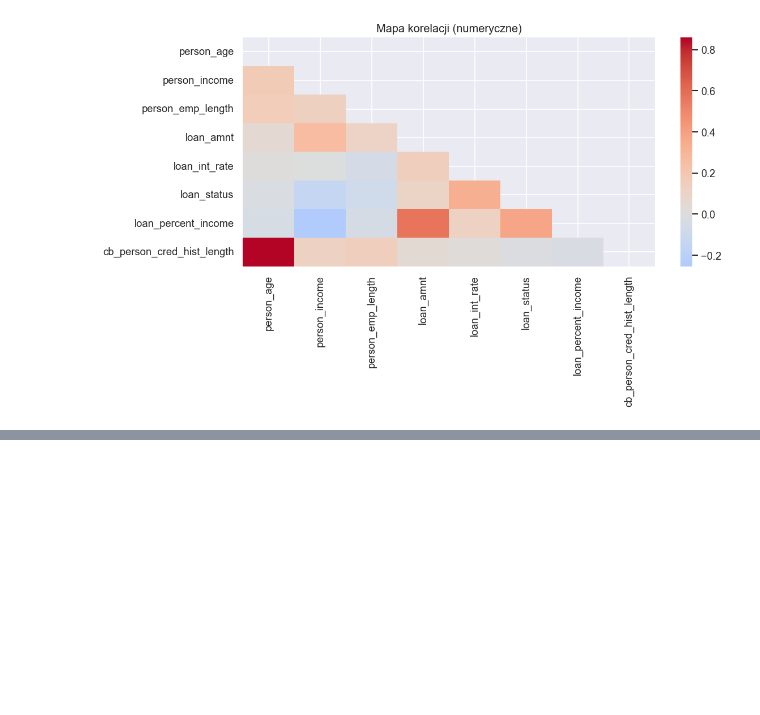
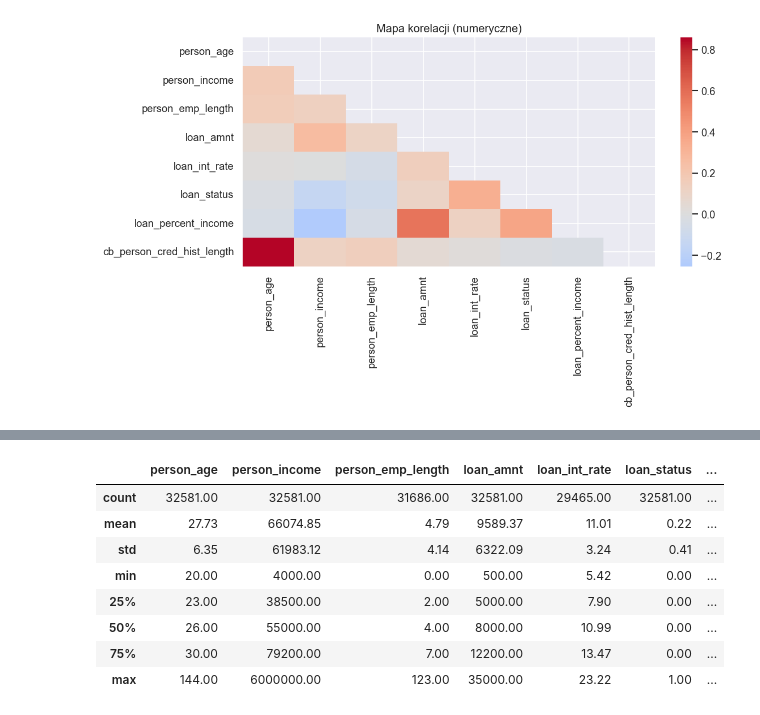
Before and after one commit to PJATK-ASI-2024/ai_project_credit_scoring, a Jupyter notebook: notebooks/EDA_credit_scoring.ipynb, the cells around one changed output, grey strips where cells are left out. Saved outputs shown, nothing was run; the diff lists cells and outputs as text; code cells hidden in the pictures; blank space fills up the shorter version.

```diff
--- a/notebooks/EDA_credit_scoring.ipynb
+++ b/notebooks/EDA_credit_scoring.ipynb
@@ -147,0 +164,12 @@ if len(num_cols) > 0:
+# %%
+df.describe().round(2)
+# %% [output]
+|  | person_age | person_income | person_emp_length | loan_amnt | loan_int_rate | loan_status | ... |
+| count | 32581.00 | 32581.00 | 31686.00 | 32581.00 | 29465.00 | 32581.00 | ... |
+| mean | 27.73 | 66074.85 | 4.79 | 9589.37 | 11.01 | 0.22 | ... |
+| std | 6.35 | 61983.12 | 4.14 | 6322.09 | 3.24 | 0.41 | ... |
+| min | 20.00 | 4000.00 | 0.00 | 500.00 | 5.42 | 0.00 | ... |
+| 25% | 23.00 | 38500.00 | 2.00 | 5000.00 | 7.90 | 0.00 | ... |
+| 50% | 26.00 | 55000.00 | 4.00 | 8000.00 | 10.99 | 0.00 | ... |
+| 75% | 30.00 | 79200.00 | 7.00 | 12200.00 | 13.47 | 0.00 | ... |
+| max | 144.00 | 6000000.00 | 123.00 | 35000.00 | 23.22 | 1.00 | ... |
```
Also changed, not shown: parts of 8 cells of this notebook, 1 other file.
